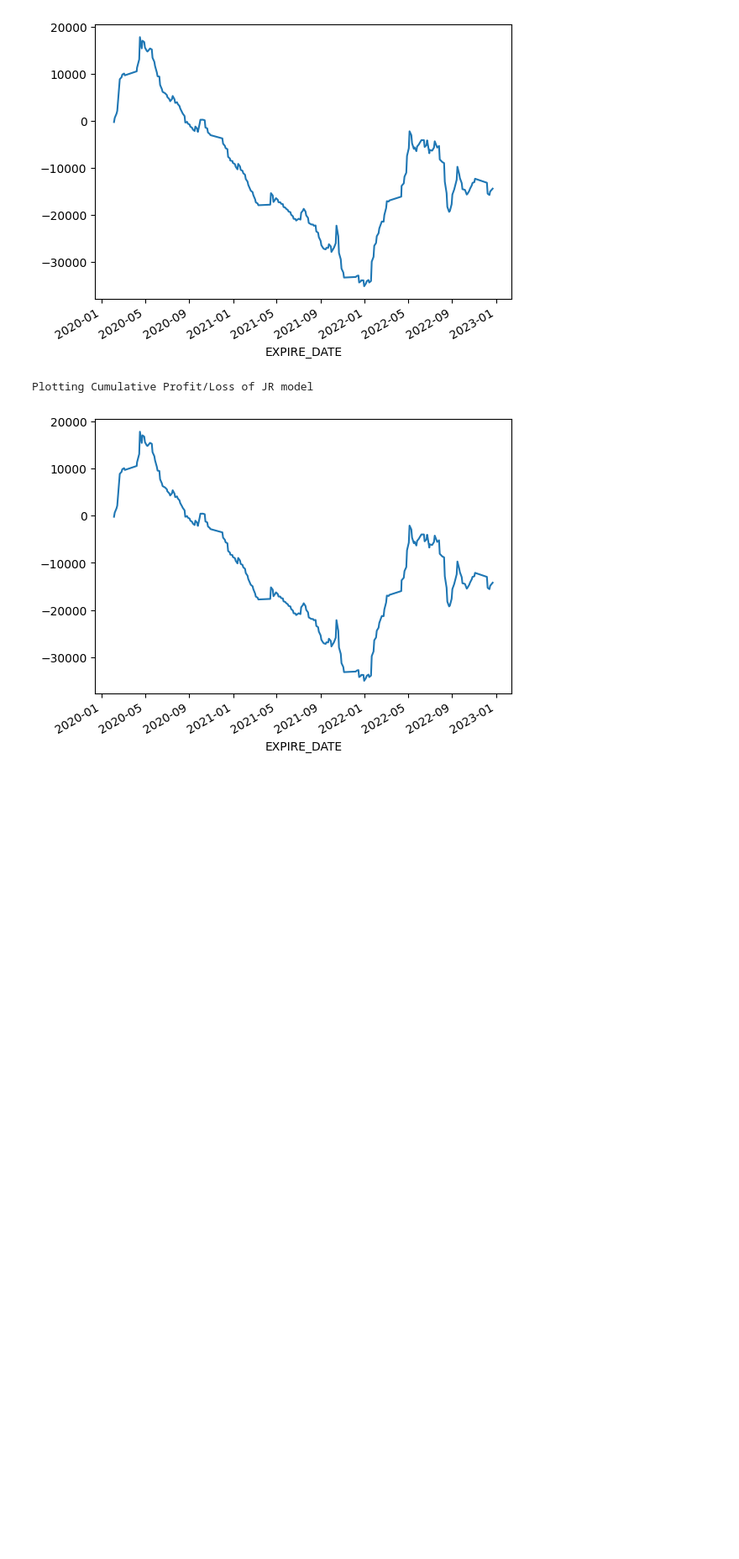
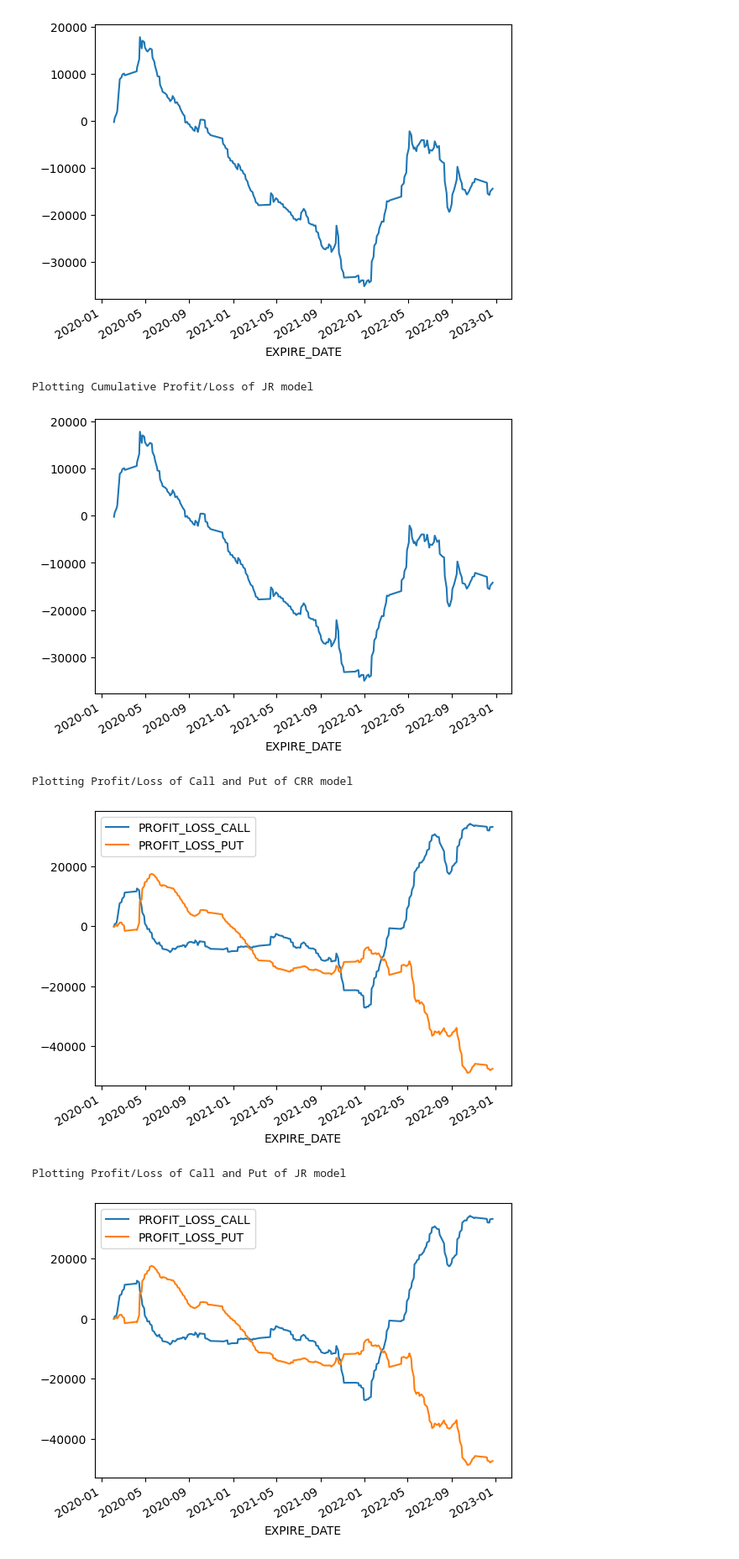
Before and after one commit to juanjaho/QF101-SPY-SPX-Option-Pricing, a Jupyter notebook: Analytics/main_spy.ipynb, the cells around one changed output. Shown at 84% size. Saved outputs shown, nothing was run; the diff lists cells and outputs as text; code cells hidden in the pictures; blank space fills up the shorter version.

```diff
--- a/Analytics/main_spy.ipynb
+++ b/Analytics/main_spy.ipynb
@@ -333,23 +246,7 @@ df_input['UNDERLYING_PRICE_EXPIRE'] = df_input['EXPIRE_DATE'].progress_apply(
     else df_price.loc[df_price.index[df_price.index.get_loc(x, method='bfill')]]['UNDERLYING_LAST'])
 # %%
 df_binomial_model_crr = df_input[['binomial_model_crr_call', 'binomial_model_crr_put', 'DTE','STRIKE','C_PRICE','P_PRICE','EXPIRE_DATE','UNDERLYING_PRICE_EXPIRE']]
-df_binomial_model_crr = df_binomial_model_crr.rename(columns={'binomial_model_crr_call':'call', 'binomial_model_crr_put':'put'})
+df_binomial_model_crr = df_binomial_model_crr.rename(columns={'binomial_model_crr_call':'CALL', 'binomial_model_crr_put':'PUT'})
 
 df_binomial_model_jr = df_input[['binomial_model_jr_call', 'binomial_model_jr_put', 'DTE','STRIKE','C_PRICE','P_PRICE','EXPIRE_DATE','UNDERLYING_PRICE_EXPIRE']]
-df_binomial_model_jr = df_binomial_model_jr.rename(columns={'binomial_model_jr_call':'call', 'binomial_model_jr_put':'put'})
+df_binomial_model_jr = df_binomial_model_jr.rename(columns={'binomial_model_jr_call':'CALL', 'binomial_model_jr_put':'PUT'})
-# %%
-df_binomial_model_crr['long_call'] = np.where(df_binomial_model_crr['call'] > df_binomial_model_crr['C_PRICE'], 1, -1)
-df_binomial_model_crr['long_put'] = np.where(df_binomial_model_crr['put'] > df_binomial_model_crr['P_PRICE'], 1, -1)
-df_binomial_model_crr['PROFIT_LOSS_ON_PURCHASE'] = -1*(df_binomial_model_crr['long_call']*df_binomial_model_crr['C_PRICE'] + df_binomial_model_crr['long_put']*df_binomial_model_crr['P_PRICE'])
-
-df_binomial_model_jr['long_call'] = np.where(df_binomial_model_jr['call'] > df_binomial_model_jr['C_PRICE'], 1, -1)
-df_binomial_model_jr['long_put'] = np.where(df_binomial_model_jr['put'] > df_binomial_model_jr['P_PRICE'], 1, -1)
-df_binomial_model_jr['PROFIT_LOSS_ON_PURCHASE'] = -1*(df_binomial_model_jr['long_call']*df_binomial_model_jr['C_PRICE'] + df_binomial_model_jr['long_put']*df_binomial_model_jr['P_PRICE'])
-# %%
-df_binomial_model_crr['PROFIT_LOSS_ON_SALE'] = (df_binomial_model_crr['long_call']*np.maximum(df_binomial_model_crr['UNDERLYING_PRICE_EXPIRE'] - df_binomial_model_crr['STRIKE'], 0) +
-                                        df_binomial_model_crr['long_put']*np.maximum(df_binomial_model_crr['STRIKE'] - df_binomial_model_crr['UNDERLYING_PRICE_EXPIRE'], 0))
-df_binomial_model_crr['PROFIT_LOSS'] = df_binomial_model_crr['PROFIT_LOSS_ON_SALE'] + df_binomial_model_crr['PROFIT_LOSS_ON_PURCHASE']
-
-df_binomial_model_jr['PROFIT_LOSS_ON_SALE'] = (df_binomial_model_jr['long_call']*np.maximum(df_binomial_model_jr['UNDERLYING_PRICE_EXPIRE'] - df_binomial_model_jr['STRIKE'], 0) +
-                                        df_binomial_model_jr['long_put']*np.maximum(df_binomial_model_jr['STRIKE'] - df_binomial_model_jr['UNDERLYING_PRICE_EXPIRE'], 0))
-df_binomial_model_jr['PROFIT_LOSS'] = df_binomial_model_jr['PROFIT_LOSS_ON_SALE'] + df_binomial_model_jr['PROFIT_LOSS_ON_PURCHASE']
@@ -366,3 +256,7 @@ df_binomial_model_crr.tail()
+# %%
+df_binomial_model_crr = calculate_profit(df_binomial_model_crr, long_call=True, short_call=True, long_put=True, short_put=True)
+
+df_binomial_model_jr = calculate_profit(df_binomial_model_jr, long_call=True, short_call=True, long_put=True, short_put=True)
 # %%
 print('Mean Profit/Loss of CRR model:',np.mean(df_binomial_model_crr['PROFIT_LOSS']))
 print('Mean Profit/Loss of JR model:',np.mean(df_binomial_model_jr['PROFIT_LOSS']))
@@ -401,3 +295,17 @@ Plotting Cumulative Profit/Loss of CRR model
 [figure]
 Plotting Cumulative Profit/Loss of JR model
 [figure]
+# %%
+# plot profit/loss of call and put
+print('Plotting Profit/Loss of Call and Put of CRR model')
+df_binomial_model_crr.groupby('EXPIRE_DATE')['PROFIT_LOSS_CALL','PROFIT_LOSS_PUT'].sum().cumsum().plot()
+plt.show()
+
+print('Plotting Profit/Loss of Call and Put of JR model')
+df_binomial_model_jr.groupby('EXPIRE_DATE')['PROFIT_LOSS_CALL','PROFIT_LOSS_PUT'].sum().cumsum().plot()
+plt.show()
+# %% [output]
+Plotting Profit/Loss of Call and Put of CRR model
+[figure, added]
+Plotting Profit/Loss of Call and Put of JR model
+[figure, added]
```
Also changed, not shown: parts of 9 cells of this notebook, 5 other files.
